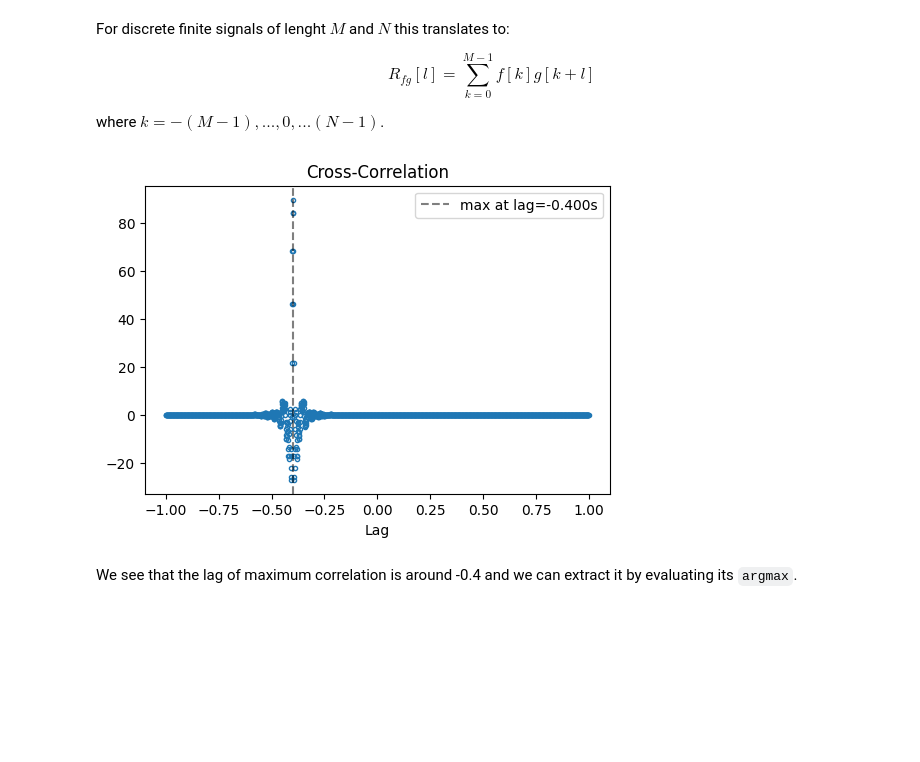
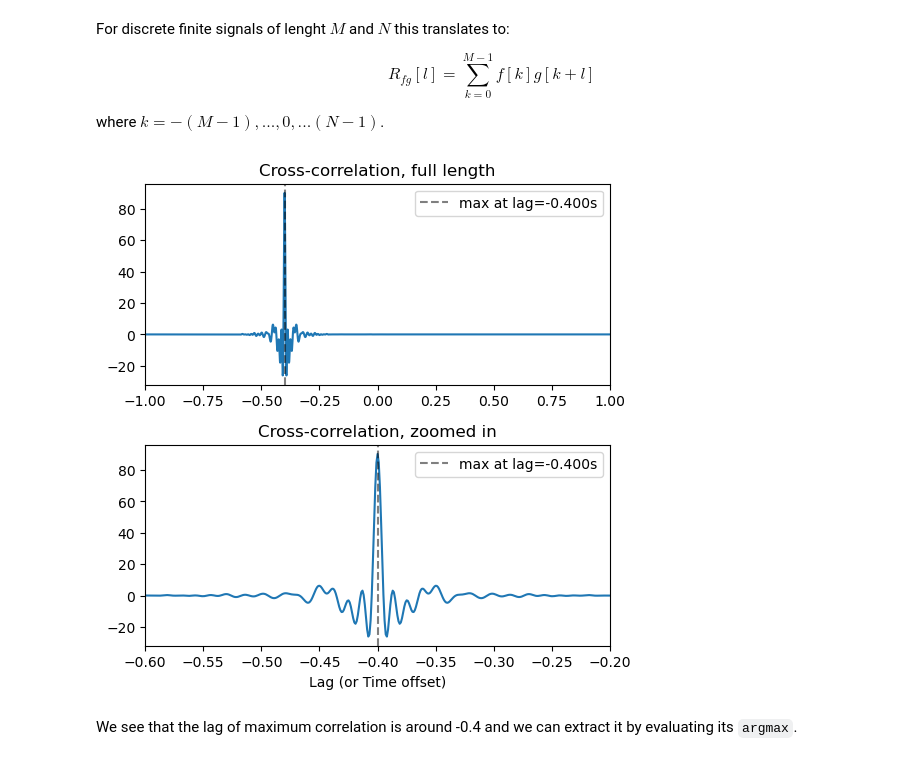
Before and after one commit to leewujung/fundamentals, a Jupyter notebook: boat_tutorials/primers/signal_processing_03_cross-correlation.ipynb, the cells around one changed output. Cells and saved outputs as stored; diff of their text form; code cells hidden in the pictures; blank space fills up the shorter version.

Commit message:
add latest correlation notebook change

```diff
--- a/boat_tutorials/primers/signal_processing_03_cross-correlation.ipynb
+++ b/boat_tutorials/primers/signal_processing_03_cross-correlation.ipynb
@@ -23,7 +23,7 @@ def chirp_short_offset(offset):
     chirp_duration = 0.2
     if offset>=0 and offset<=end_time-chirp_duration:
         chirp_time = np.linspace(0, chirp_duration, int(chirp_duration*FS), endpoint=False)
-        chirp = signal.chirp(chirp_time, freq, chirp_duration, 0) # zero phase
+        chirp = signal.chirp(chirp_time, 0, chirp_duration, freq) # zero phase
         A = 1 * signal.windows.tukey(len(chirp), alpha=0.16)
 
         signal_to_plot = np.zeros(int(end_time*FS))
@@ -85,16 +99,21 @@ where $k=-(M-1),...,0, ... (N-1)$.
 R = signal.correlate(chirp1, chirp2, mode="full")
 lags = signal.correlation_lags(chirp1.size, chirp2.size, mode="full")
 # %%
-plt.figure(figsize=(6, 4))
-plt.plot(lags/FS, R, '.', markerfacecolor='none')
-lag = lags[np.argmax(R)]
-plt.axvline(x=lag/FS, linestyle='dashed', color='k', alpha=0.5, label=f'max at lag={lag/FS:.3f}s')
-plt.title("Cross-Correlation")
-plt.legend()
-plt.xlabel("Lag")
+fig, ax = plt.subplots(2, 1, figsize=(6, 6))
+fig.subplots_adjust(hspace=0.3)
+for axx in ax:
+    axx.plot(lags/FS, R)
+    lag = lags[np.argmax(R)]
+    axx.axvline(x=lag/FS, linestyle='dashed', color='k', alpha=0.5, label=f'max at lag={lag/FS:.3f}s')
+    axx.legend()
+ax[0].set_title("Cross-correlation, full length")
+ax[1].set_title("Cross-correlation, zoomed in")
+ax[0].set_xlim(-1, 1)
+ax[1].set_xlim(-0.6, -0.2)
+ax[1].set_xlabel("Lag (or Time offset)", fontsize=10)
 plt.show()
 # %% [output]
-[figure, old version]
+[figure, new version]
 # %% [markdown]
 We see that the lag of maximum correlation is around -0.4 and we can extract it by evaluating its `argmax`.
 # %% [markdown]
```
Also changed, not shown: parts of 13 cells of this notebook, 1 other file.
